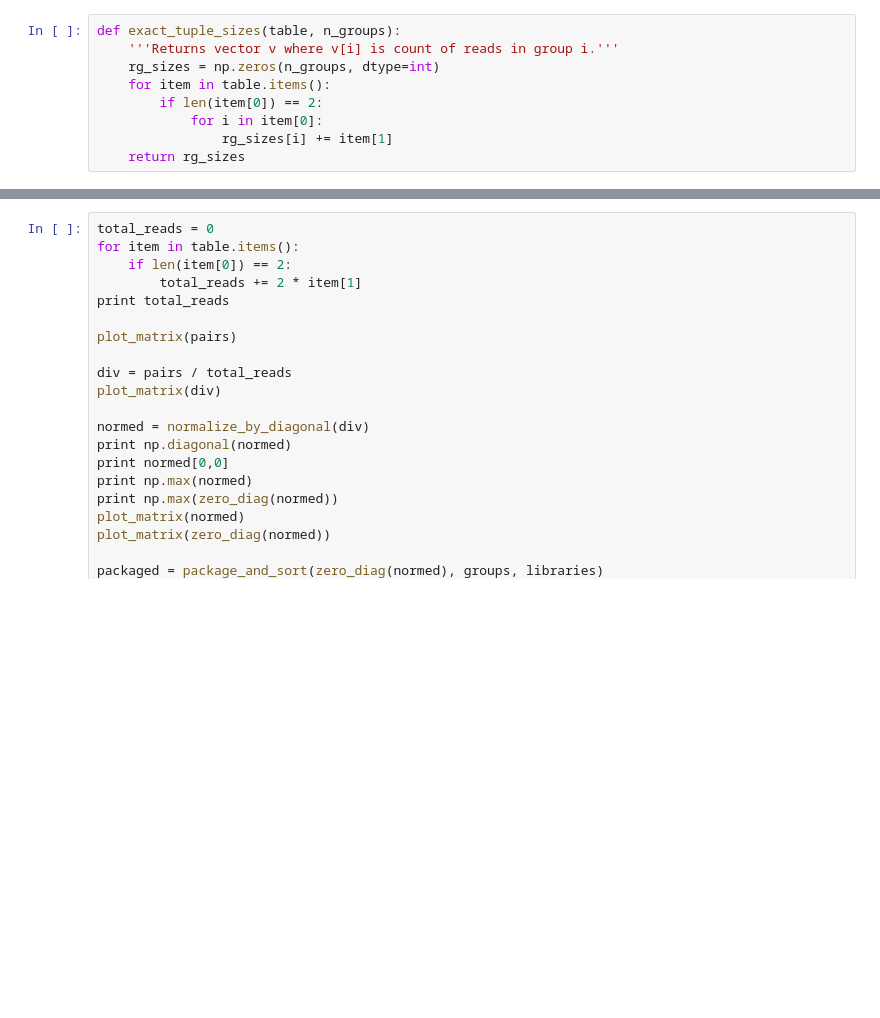
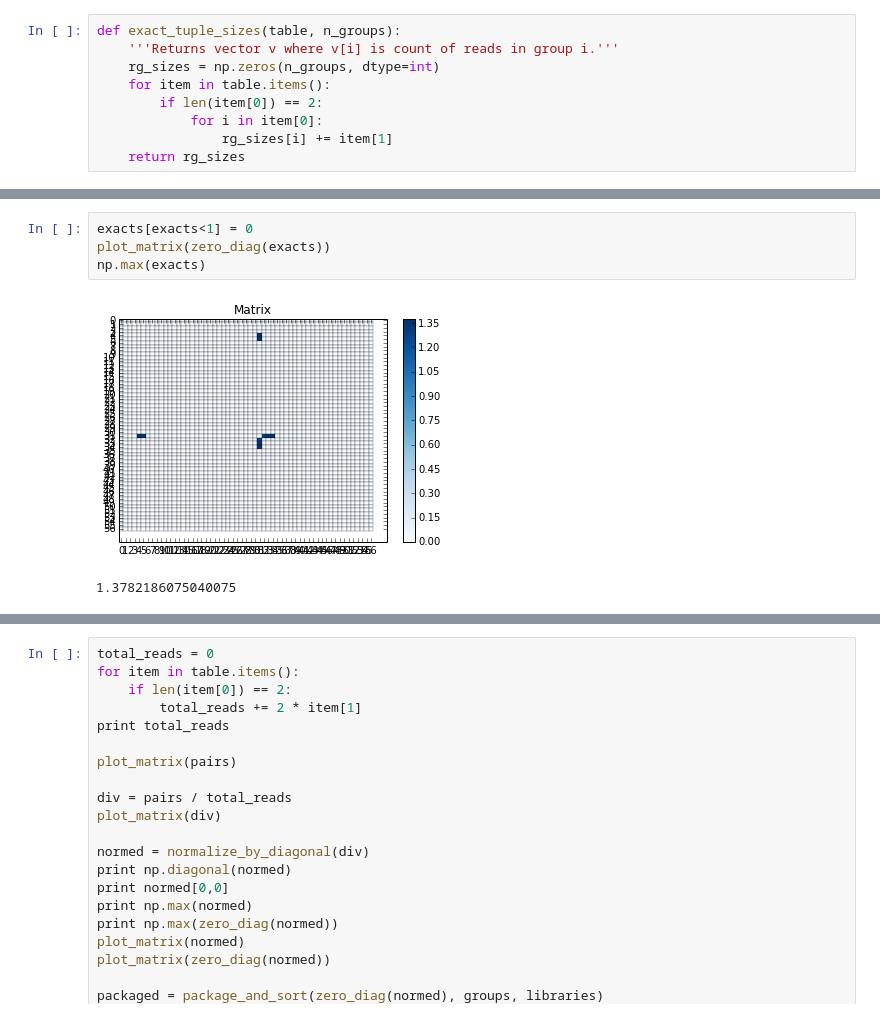
Before and after one commit to bradtaylor/thesis, a Jupyter notebook: evaluate_library_descrimination.ipynb, the cells around one changed output, grey strips where cells are left out. Drawn from its saved outputs; the diff is of its cells as text; blank space fills up the shorter version.

```diff
--- a/evaluate_library_descrimination.ipynb
+++ b/evaluate_library_descrimination.ipynb
@@ -1076,3 +1049,10 @@ print len(tuple_sizes)
+# %%
+exacts[exacts<1] = 0
+plot_matrix(zero_diag(exacts))
+np.max(exacts)
+# %% [output]
+[figure, added]
+1.3782186075040075
 # %%
 summed_sizes = np.zeros((n_groups, n_groups))
 for i in xrange(len(tuple_sizes)):
```
Also changed, not shown: parts of 19 cells of this notebook.
